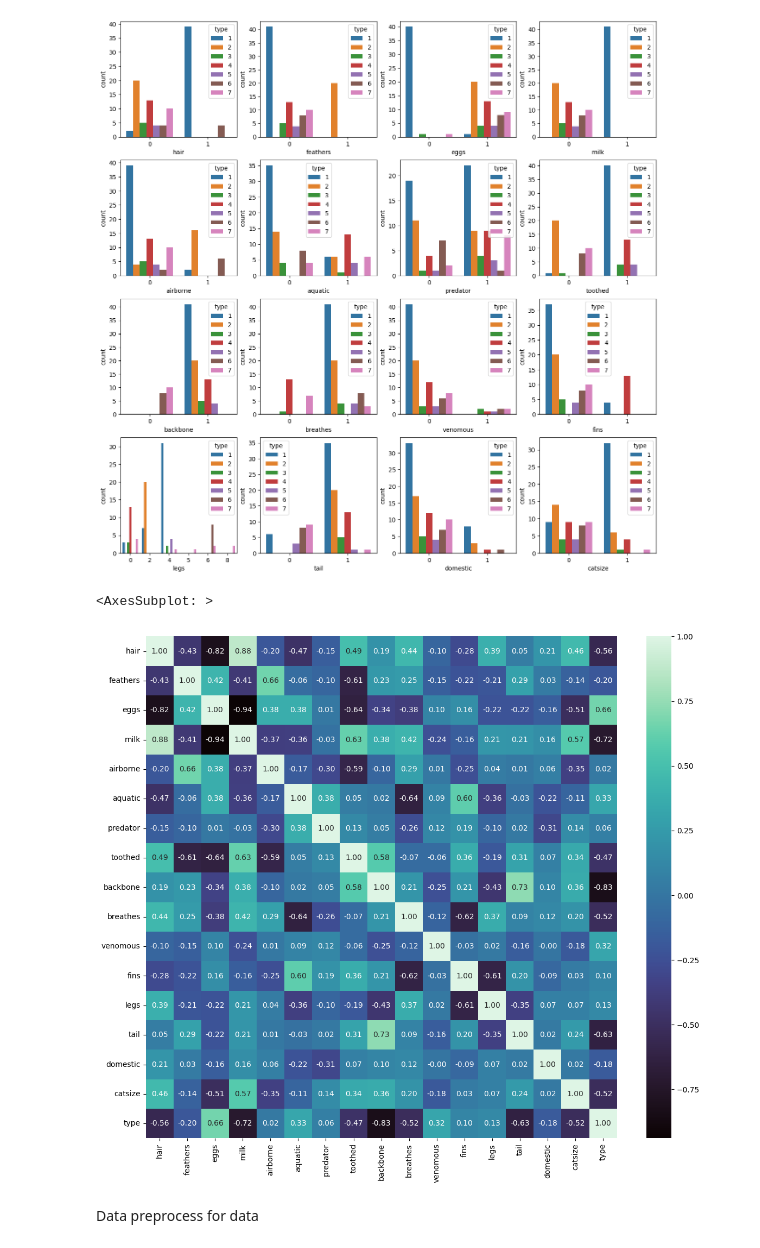
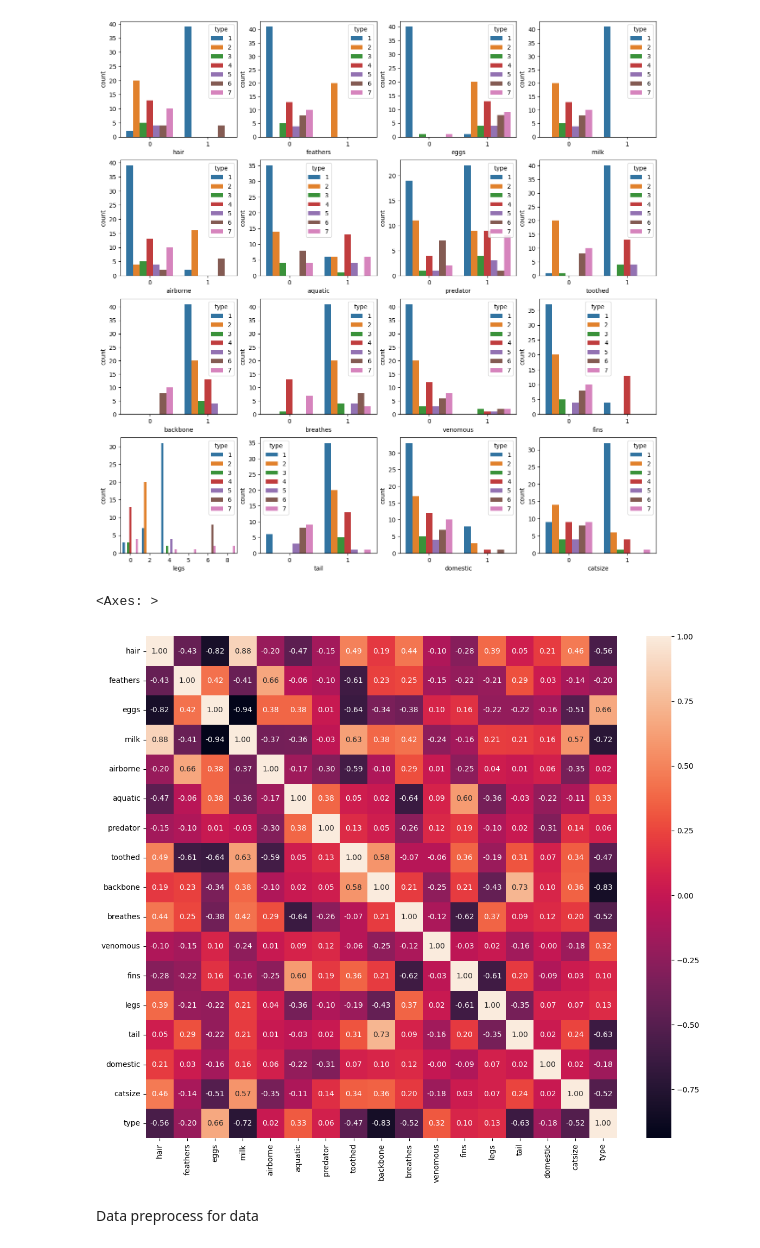
Before and after one commit to Somepuja/KNN_Zoo, a Jupyter notebook: KNN_Zoo.ipynb, the cells around one changed output. Drawn from its saved outputs; the diff is of its cells as text; code cells hidden in the pictures.

```diff
--- a/KNN_Zoo.ipynb
+++ b/KNN_Zoo.ipynb
@@ -75,10 +75,10 @@ for i in range(len(columns)):
 [figure]
 # %%
 plt.figure(figsize=(14,12))
-sns.heatmap(data=data.iloc[:,1:].corr(),annot=True,fmt='.2f',cmap='mako')
+sns.heatmap(data=data.iloc[:,1:].corr(),annot=True,fmt='.2f')
 # %% [output]
-<AxesSubplot: >
+<Axes: >
-[figure, old version]
+[figure, new version]
 # %% [markdown]
 Data preprocess for data
 # %%
```
Also changed, not shown: parts of 5 cells of this notebook.
